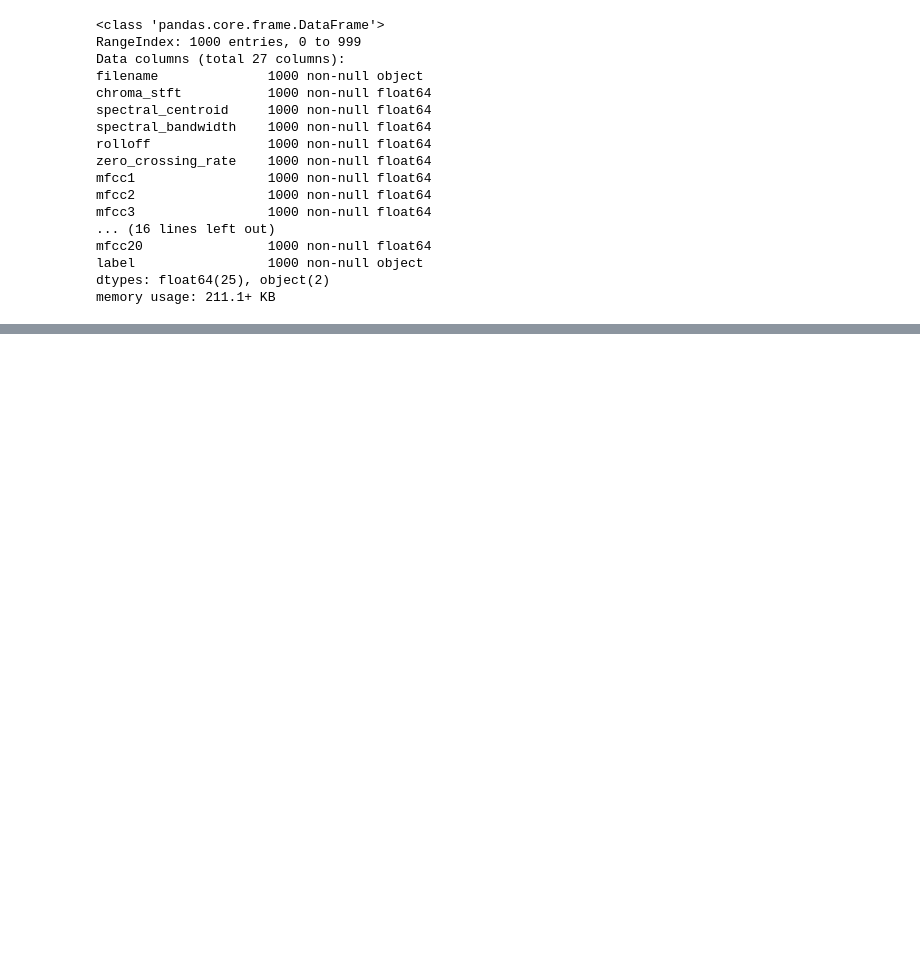
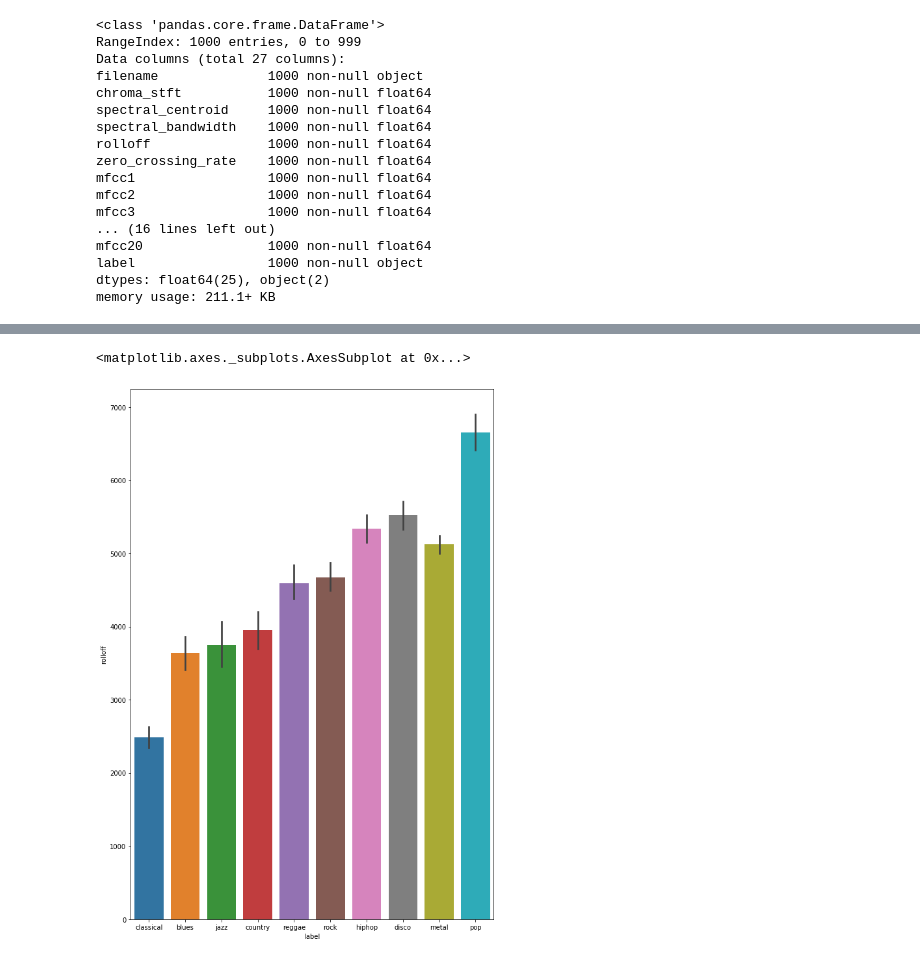
Before and after one commit to emami06/music-genre-classification, a Jupyter notebook: Music-Genre-Classification.ipynb, the cells around one changed output, grey strips where cells are left out. Cells and saved outputs as stored; diff of their text form; code cells hidden in the pictures; blank space fills up the shorter version.

```diff
--- a/Music-Genre-Classification.ipynb
+++ b/Music-Genre-Classification.ipynb
@@ -169,0 +195,10 @@ memory usage: 211.1+ KB
+# %%
+list = data[["rolloff","label"]].sort_values(by="rolloff",ascending=True)
+
+
+plt.subplots(figsize=(10, 15))
+sns.barplot(y="rolloff", x="label", data=list,
+            label="rolloff per genre")
+# %% [output]
+<matplotlib.axes._subplots.AxesSubplot at 0x...>
+[figure, added]
```
Also changed, not shown: parts of 15 cells of this notebook.
